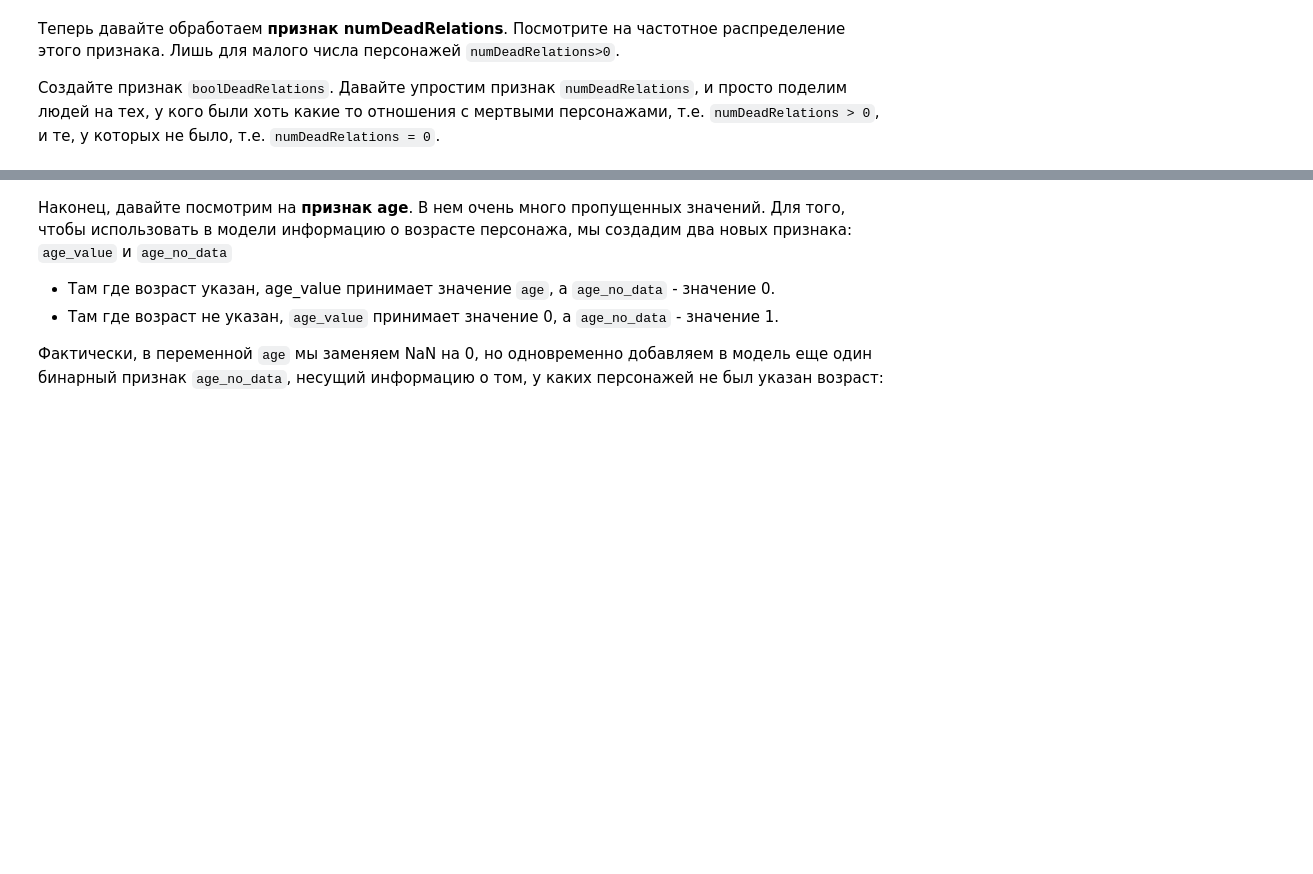
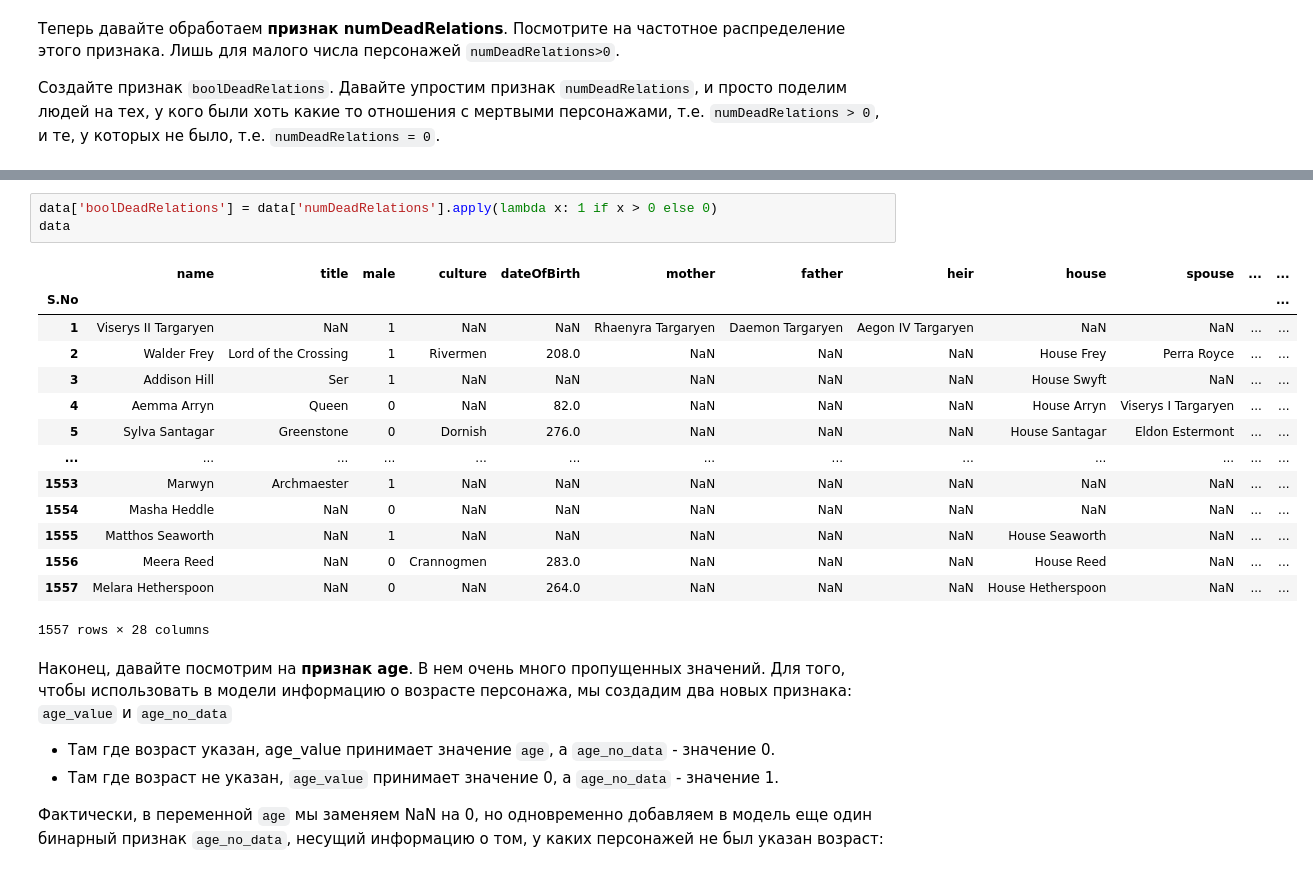
Before and after one commit to nikita12354322/progect2, a Jupyter notebook: week_01_ml_intro/Homework/hw_1_game_of_thrones.ipynb, the cells around one changed output, grey strips where cells are left out. Saved outputs shown, nothing was run; the diff lists cells and outputs as text; blank space fills up the shorter version.

```diff
--- a/week_01_ml_intro/Homework/hw_1_game_of_thrones.ipynb
+++ b/week_01_ml_intro/Homework/hw_1_game_of_thrones.ipynb
@@ -183,3 +230,21 @@ data.describe(include = 'number').T[['count', 'min', 'max']]
+# %%
+data['boolDeadRelations'] = data['numDeadRelations'].apply(lambda x: 1 if x > 0 else 0)
+data
+# %% [output]
+|  | name | title | male | culture | dateOfBirth | mother | father | heir | house | spouse | ... | ... |
+| S.No |  |  |  |  |  |  |  |  |  |  |  | ... |
+| 1 | Viserys II Targaryen | NaN | 1 | NaN | NaN | Rhaenyra Targaryen | Daemon Targaryen | Aegon IV Targaryen | NaN | NaN | ... | ... |
+| 2 | Walder Frey | Lord of the Crossing | 1 | Rivermen | 208.0 | NaN | NaN | NaN | House Frey | Perra Royce | ... | ... |
+| 3 | Addison Hill | Ser | 1 | NaN | NaN | NaN | NaN | NaN | House Swyft | NaN | ... | ... |
+| 4 | Aemma Arryn | Queen | 0 | NaN | 82.0 | NaN | NaN | NaN | House Arryn | Viserys I Targaryen | ... | ... |
+| 5 | Sylva Santagar | Greenstone | 0 | Dornish | 276.0 | NaN | NaN | NaN | House Santagar | Eldon Estermont | ... | ... |
+| ... | ... | ... | ... | ... | ... | ... | ... | ... | ... | ... | ... | ... |
+| 1553 | Marwyn | Archmaester | 1 | NaN | NaN | NaN | NaN | NaN | NaN | NaN | ... | ... |
+| 1554 | Masha Heddle | NaN | 0 | NaN | NaN | NaN | NaN | NaN | NaN | NaN | ... | ... |
+| 1555 | Matthos Seaworth | NaN | 1 | NaN | NaN | NaN | NaN | NaN | House Seaworth | NaN | ... | ... |
+| 1556 | Meera Reed | NaN | 0 | Crannogmen | 283.0 | NaN | NaN | NaN | House Reed | NaN | ... | ... |
+| 1557 | Melara Hetherspoon | NaN | 0 | NaN | 264.0 | NaN | NaN | NaN | House Hetherspoon | NaN | ... | ... |
+1557 rows × 28 columns
 # %% [markdown]
 Наконец, давайте посмотрим на **признак age**. В нем очень много пропущенных значений. Для того, чтобы использовать в модели информацию о возрасте персонажа, мы создадим два новых признака: `age_value` и `age_no_data`
 
```
Also changed, not shown: parts of 11 cells of this notebook.
